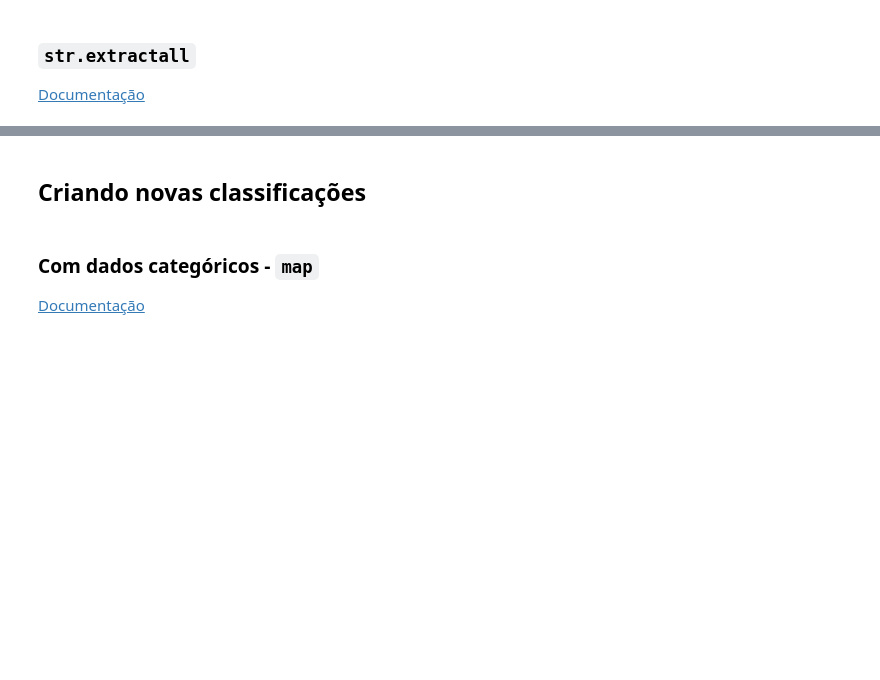
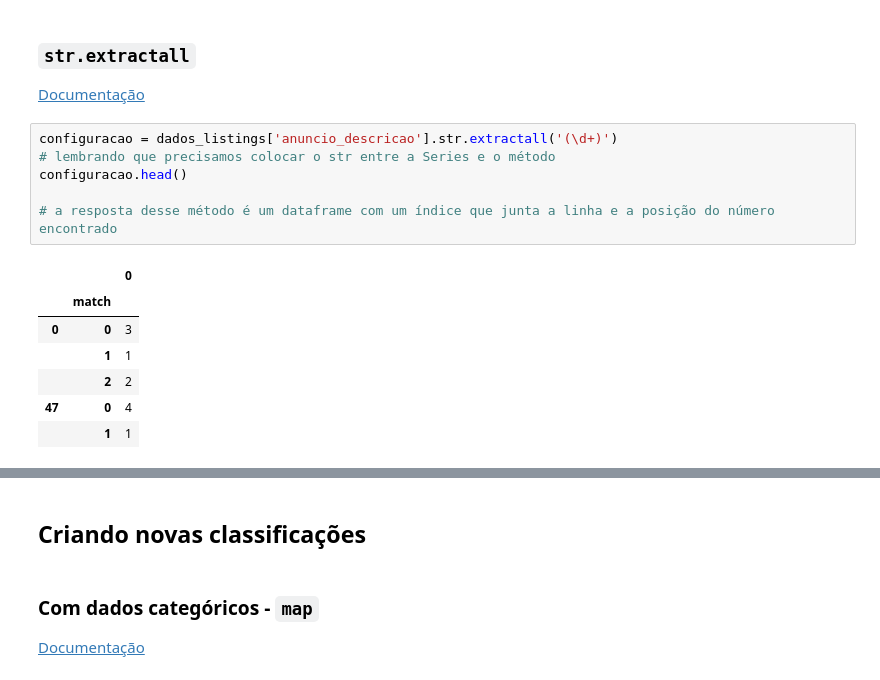
Before and after one commit to biamouras/alura-pandas-ds, a Jupyter notebook: 05_pandas_avancado/05_pandas_avancado.ipynb, the cells around one changed output, grey strips where cells are left out. Drawn from its saved outputs; the diff is of its cells as text; blank space fills up the shorter version.

```diff
--- a/05_pandas_avancado/05_pandas_avancado.ipynb
+++ b/05_pandas_avancado/05_pandas_avancado.ipynb
@@ -888,6 +904,20 @@ dados_listings
 ### `str.extractall`
 
 [Documentação](https://pandas.pydata.org/pandas-docs/stable/reference/api/pandas.Series.str.extractall.html)
+# %%
+configuracao = dados_listings['anuncio_descricao'].str.extractall('(\d+)')
+# lembrando que precisamos colocar o str entre a Series e o método
+configuracao.head()
+
+# a resposta desse método é um dataframe com um índice que junta a linha e a posição do número encontrado
+# %% [output]
+|  |  | 0 |
+|  | match |  |
+| 0 | 0 | 3 |
+|  | 1 | 1 |
+|  | 2 | 2 |
+| 47 | 0 | 4 |
+|  | 1 | 1 |
 # %% [markdown]
 ### `unstack`
 
```
Also changed, not shown: parts of 9 cells of this notebook, 1 other file.
